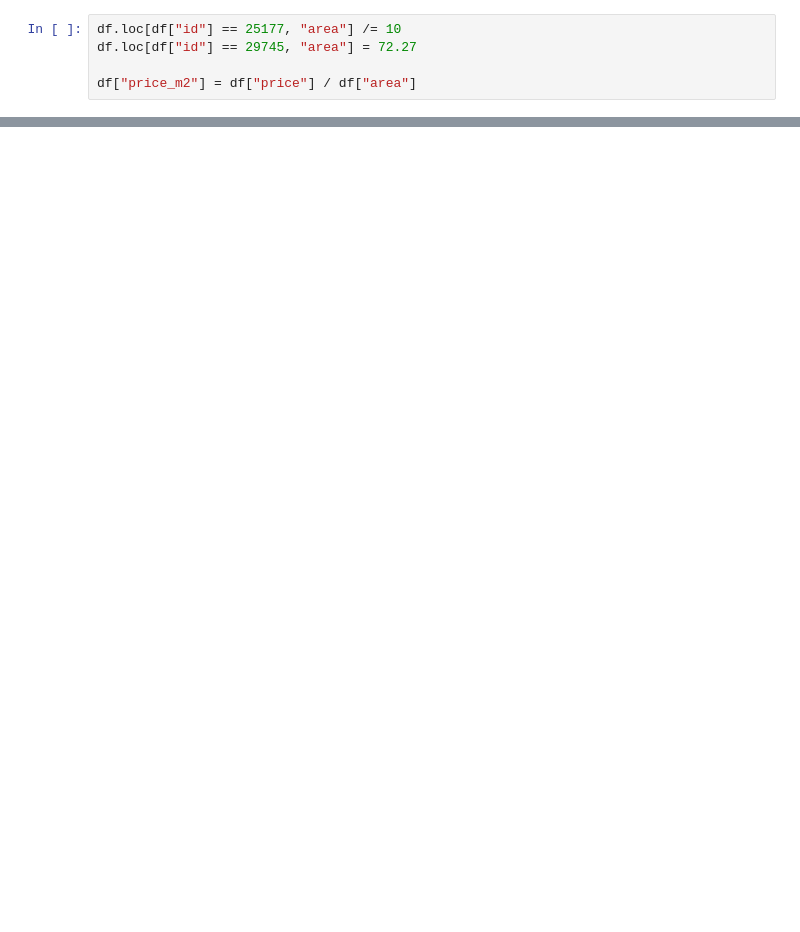
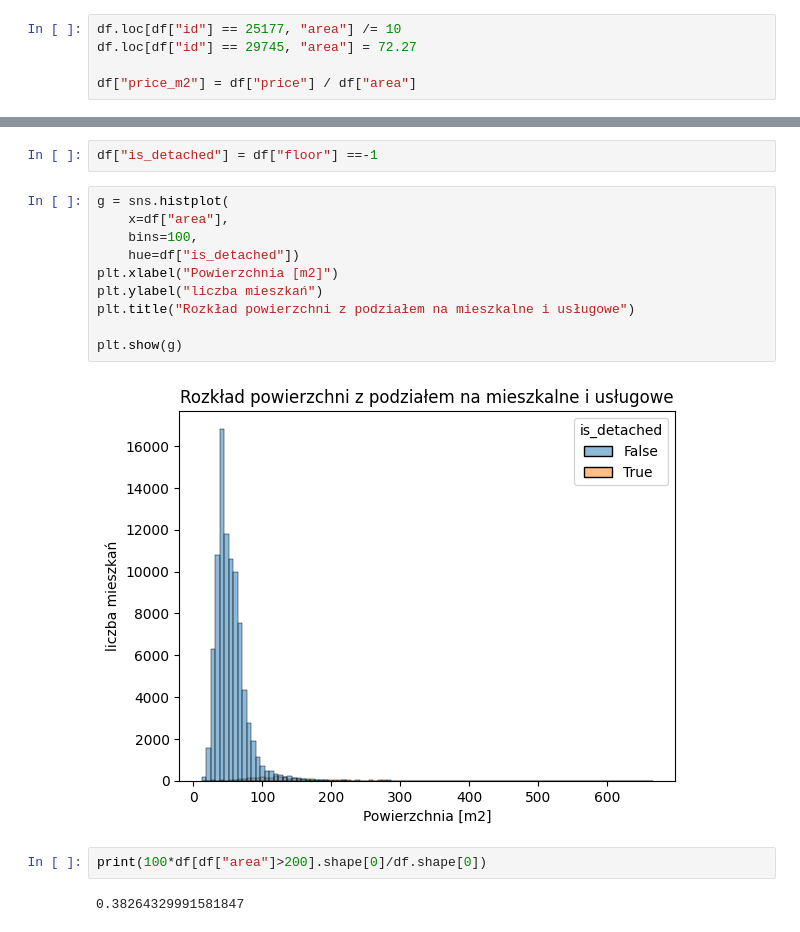
Before and after one commit to kotlarekm/Mieszkania, a Jupyter notebook: 1_obrobka_danych.ipynb, the cells around one changed output, grey strips where cells are left out. Cells and saved outputs as stored; diff of their text form; blank space fills up the shorter version.

```diff
--- a/1_obrobka_danych.ipynb
+++ b/1_obrobka_danych.ipynb
@@ -328,0 +205,18 @@ df.to_parquet("ceny_mieszkan_v1.parquet", index=False)
+# %%
+df["is_detached"] = df["floor"] ==-1
+# %%
+g = sns.histplot(
+    x=df["area"],
+    bins=100,
+    hue=df["is_detached"])
+plt.xlabel("Powierzchnia [m2]")
+plt.ylabel("liczba mieszkań")
+plt.title("Rozkład powierzchni z podziałem na mieszkalne i usługowe")
+
+plt.show(g)
+# %% [output]
+[figure, added]
+# %%
+print(100*df[df["area"]>200].shape[0]/df.shape[0])
+# %% [output]
+0.38264329991581847
```
Also changed, not shown: parts of 75 cells of this notebook, 1 other file.
